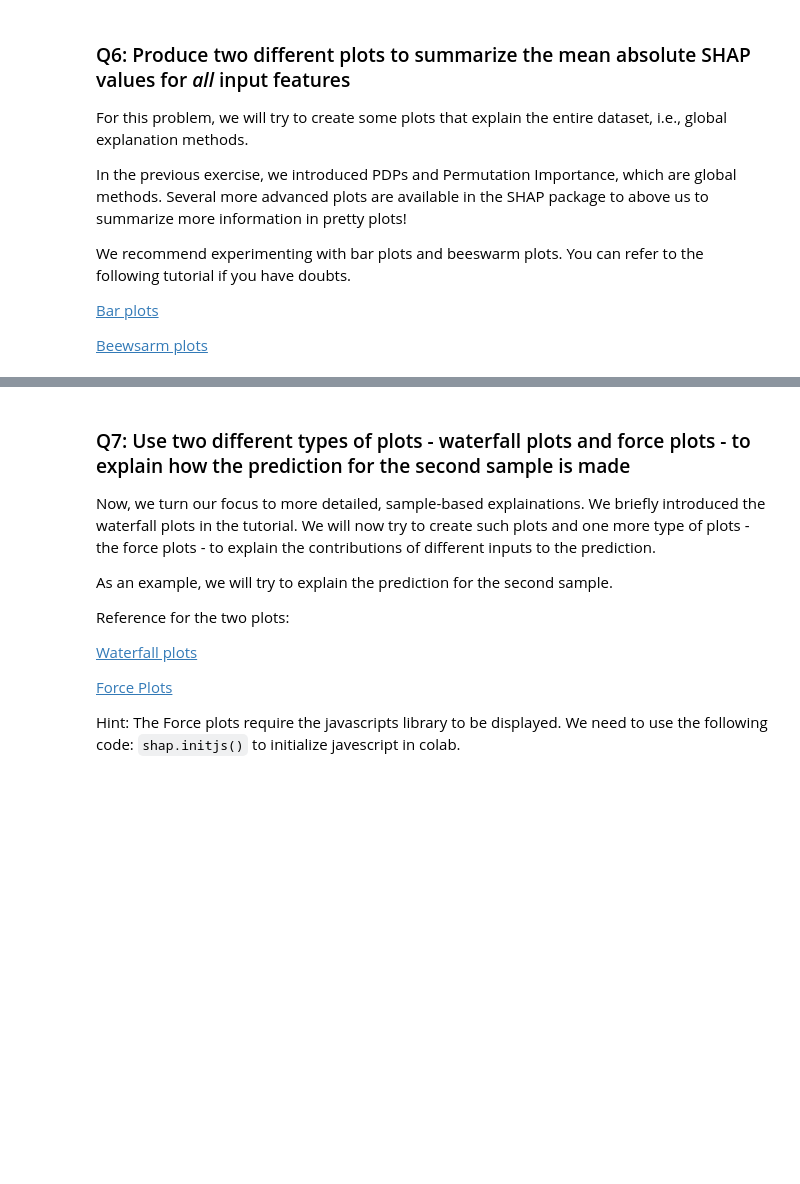
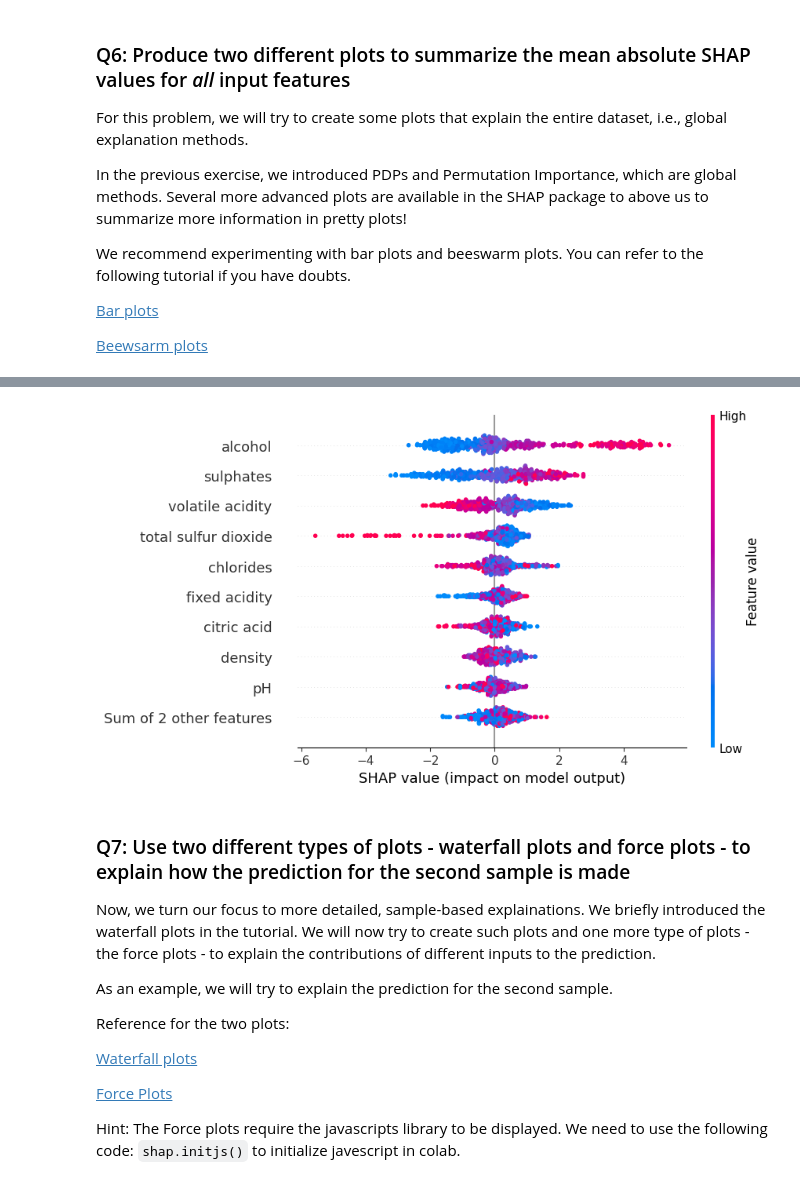
Before and after one commit to leajag/2025_ML_EES, a Jupyter notebook: notebook_dl/Chapter8_Ex1.ipynb, the cells around one changed output, grey strips where cells are left out. Drawn from its saved outputs; the diff is of its cells as text; code cells hidden in the pictures; blank space fills up the shorter version.

```diff
--- a/notebook_dl/Chapter8_Ex1.ipynb
+++ b/notebook_dl/Chapter8_Ex1.ipynb
@@ -629,6 +633,8 @@ shap.plots.___(___)
 # %%
 # Create and display a beeswarm plot to visualize the distribution of SHAP values for each feature
-shap.plots.___(___)
+shap.plots.beeswarm(wineshap_shap)
+# %% [output]
+[figure, added]
 # %% [markdown]
 ### Q7: Use two different types of plots - waterfall plots and force plots - to explain how the prediction for the second sample is made
 
```
Also changed, not shown: parts of 18 cells of this notebook.
